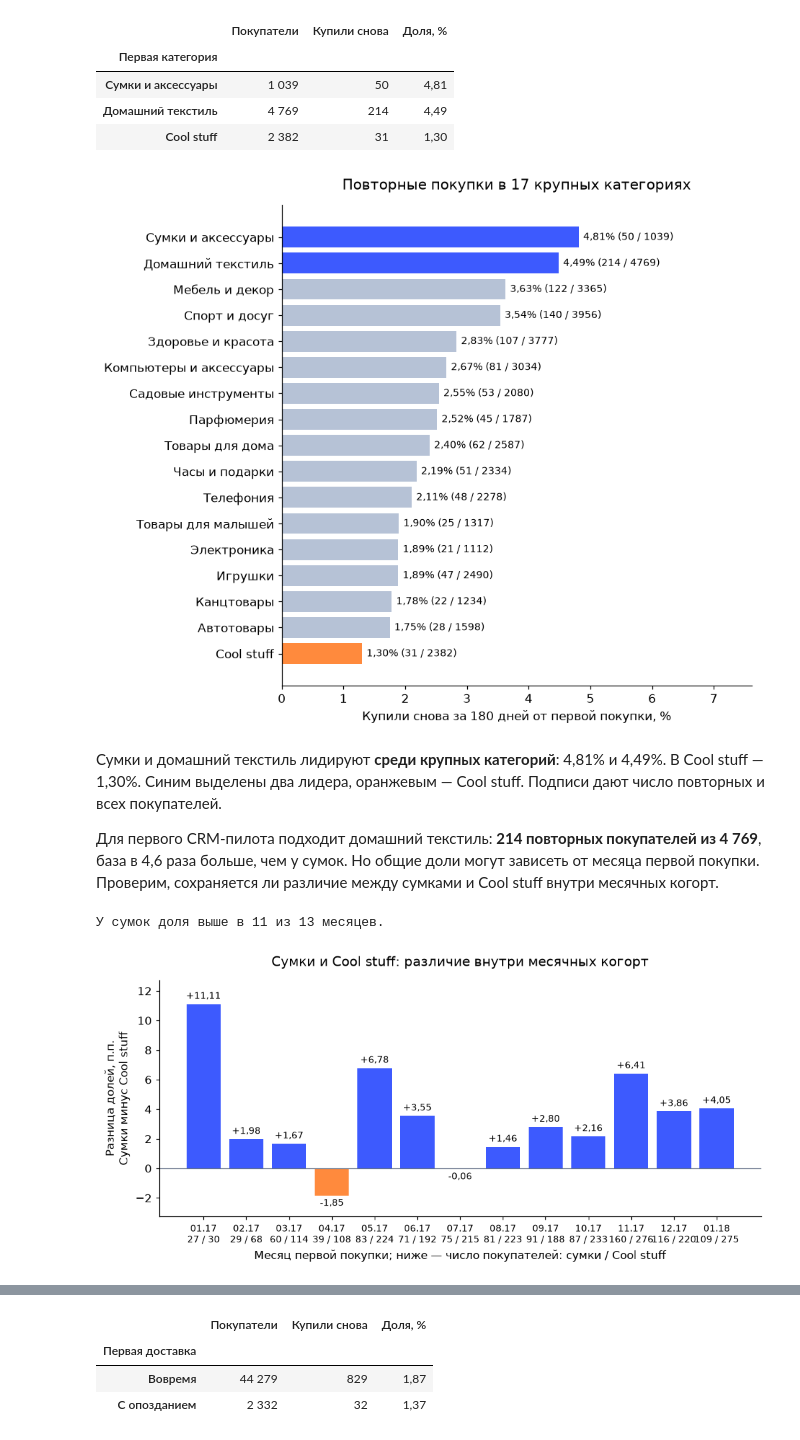
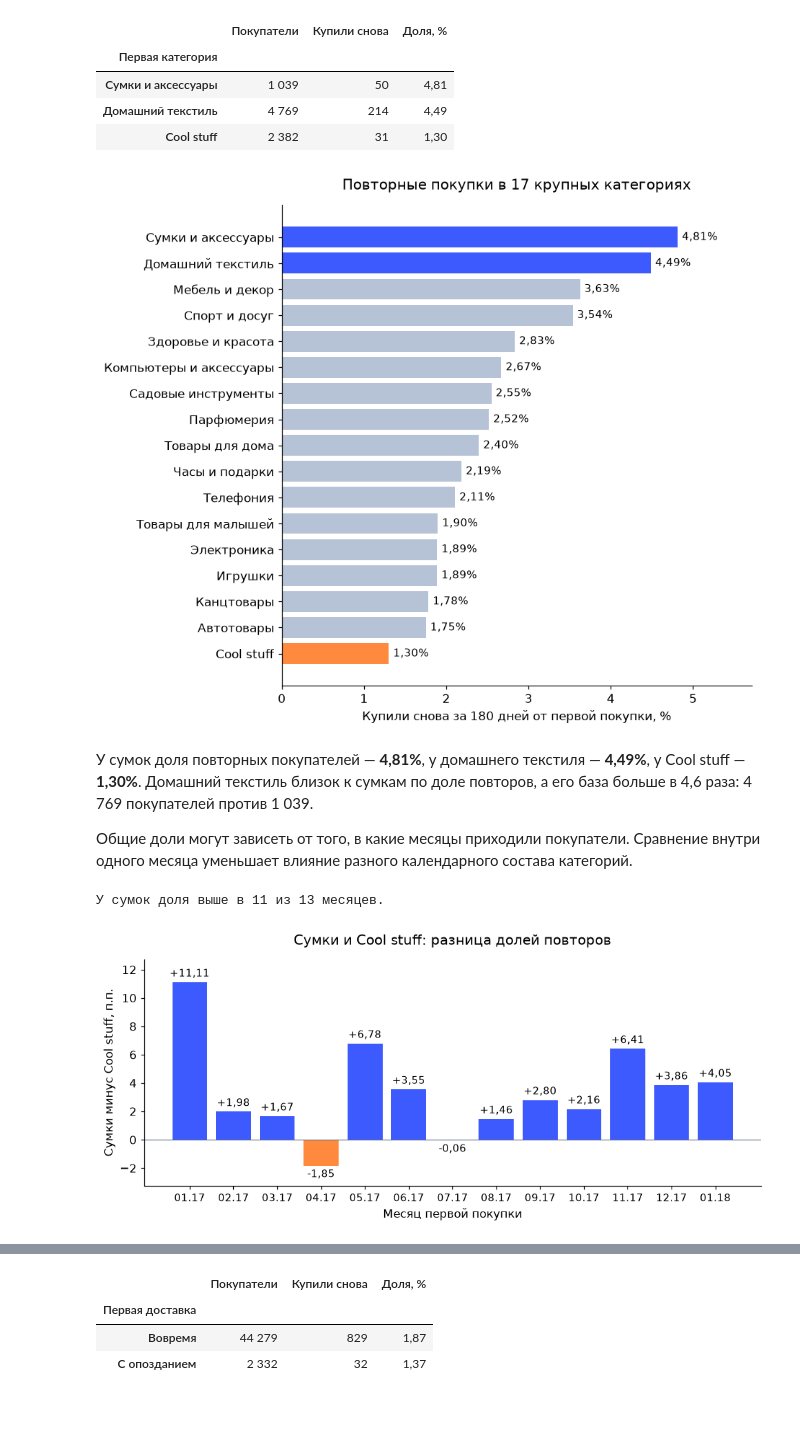
Before and after one commit to Alina-lab/ecommerce-retention-analysis, a Jupyter notebook: olist_retention_analysis.ipynb, the cells around one changed output, grey strips where cells are left out. Saved outputs shown, nothing was run; the diff lists cells and outputs as text; code cells hidden in the pictures; blank space fills up the shorter version.

Commit message:
Improve Olist cohort charts and business conclusions

```diff
--- a/olist_retention_analysis.ipynb
+++ b/olist_retention_analysis.ipynb
@@ -120,51 +120,50 @@ fig, ax = plt.subplots(figsize=(8.5, 7.2))
 ax.barh(range(len(ranking)), ranking["repeat_rate_pct"], color=colors)
 ax.set_yticks(range(len(ranking)), [names.get(category, category) for category in ranking.index])
 ax.bar_label(ax.containers[0], labels=[
-    f"{row.repeat_rate_pct:.2f}% ({row.returned_buyers} / {row.buyers})".replace(".", ",")
-    for row in ranking.itertuples()
-], padding=4, fontsize=9)
-ax.set_xlim(0, ranking["repeat_rate_pct"].max() + 2.8)
+    f"{value:.2f}%".replace(".", ",")
+    for value in ranking["repeat_rate_pct"]
+], padding=4, fontsize=10)
+ax.set_xlim(0, ranking["repeat_rate_pct"].max() + 0.9)
 ax.set_title("Повторные покупки в 17 крупных категориях", pad=14)
 ax.set_xlabel("Купили снова за 180 дней от первой покупки, %")
 ax.set_ylabel("")
 plt.tight_layout()
 plt.show()
 # %% [output]
-[figure, old version]
+[figure, new version]
 # %% [markdown]
-Сумки и домашний текстиль лидируют **среди крупных категорий**: 4,81% и 4,49%. В Cool stuff — 1,30%. Синим выделены два лидера, оранжевым — Cool stuff. Подписи дают число повторных и всех покупателей.
+У сумок доля повторных покупателей — **4,81%**, у домашнего текстиля — **4,49%**, у Cool stuff — **1,30%**. Домашний текстиль близок к сумкам по доле повторов, а его база больше в 4,6 раза: 4 769 покупателей против 1 039.
 
-Для первого CRM-пилота подходит домашний текстиль: **214 повторных покупателей из 4 769**, база в 4,6 раза больше, чем у сумок. Но общие доли могут зависеть от месяца первой покупки. Проверим, сохраняется ли различие между сумками и Cool stuff внутри месячных когорт.
+Общие доли могут зависеть от того, в какие месяцы приходили покупатели. Сравнение внутри одного месяца уменьшает влияние разного календарного состава категорий.
 # %%
 cohort = data[
     data["first_purchase_month"].between("2017-01", "2018-01")
     & data["first_category"].isin(["fashion_bags_accessories", "cool_stuff"])
 ]
 monthly = cohort.groupby(["first_purchase_month", "first_category"])["returned_180"].agg(
     buyers="size", returned_buyers="sum"
 )
 monthly["repeat_rate_pct"] = monthly["returned_buyers"] / monthly["buyers"] * 100
 rates = monthly["repeat_rate_pct"].unstack()
-sizes = monthly["buyers"].unstack()
 difference = rates["fashion_bags_accessories"] - rates["cool_stuff"]
 print(f"У сумок доля выше в {(difference > 0).sum()} из {len(difference)} месяцев.")
 
-fig, ax = plt.subplots(figsize=(9.3, 4.5))
+fig, ax = plt.subplots(figsize=(9.0, 4.1))
 ax.bar(range(len(difference)), difference, color=[blue if value > 0 else orange for value in difference])
 ax.axhline(0, color="#637087", linewidth=0.8)
-ax.bar_label(ax.containers[0], labels=[f"{value:+.2f}".replace(".", ",") for value in difference], padding=3, fontsize=9)
+ax.bar_label(ax.containers[0], labels=[f"{value:+.2f}".replace(".", ",") for value in difference], padding=3, fontsize=10)
 ax.set_xticks(range(len(difference)), [
-    f"{month[5:]}.{month[2:4]}\n{sizes.loc[month, 'fashion_bags_accessories']} / {sizes.loc[month, 'cool_stuff']}"
+    f"{month[5:]}.{month[2:4]}"
     for month in difference.index
 ])
-ax.tick_params(axis="x", labelsize=9)
+ax.tick_params(axis="x", labelsize=10)
 ax.set_ylim(difference.min() - 1.4, difference.max() + 1.6)
-ax.set_title("Сумки и Cool stuff: различие внутри месячных когорт", pad=14)
-ax.set_ylabel("Разница долей, п.п.\nСумки минус Cool stuff")
-ax.set_xlabel("Месяц первой покупки; ниже — число покупателей: сумки / Cool stuff")
+ax.set_title("Сумки и Cool stuff: разница долей повторов", pad=14)
+ax.set_ylabel("Сумки минус Cool stuff, п.п.")
+ax.set_xlabel("Месяц первой покупки")
 plt.tight_layout()
 plt.show()
 # %% [output]
 У сумок доля выше в 11 из 13 месяцев.
-[figure, old version]
+[figure, new version]
 # %% [markdown]
```
Also changed, not shown: parts of 10 cells of this notebook, 1 other file.
